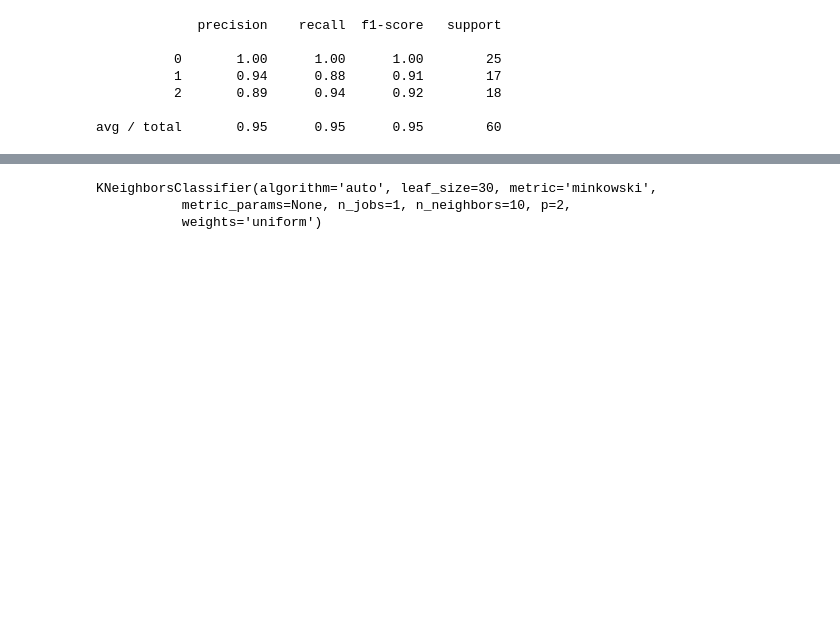
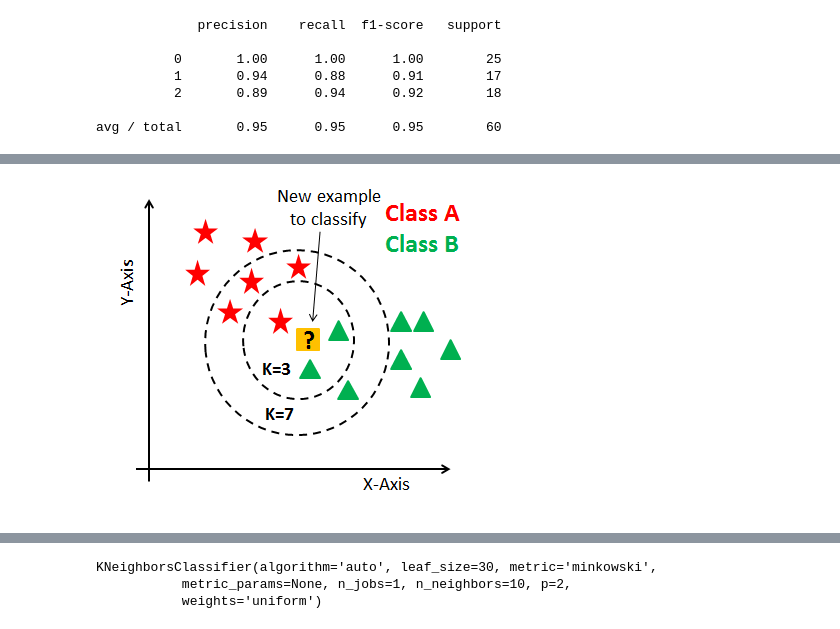
Before and after one commit to joonaspp/learning-library-python, a Jupyter notebook: learning_python_sklearn.ipynb, the cells around one changed output, grey strips where cells are left out. Drawn from its saved outputs; the diff is of its cells as text; code cells hidden in the pictures; blank space fills up the shorter version.

```diff
--- a/learning_python_sklearn.ipynb
+++ b/learning_python_sklearn.ipynb
@@ -92,0 +128,5 @@ avg / total       0.95      0.95      0.95        60
+# %%
+img = Image.open('images/knn.png')
+img
+# %% [output]
+[figure, added]
```
Also changed, not shown: parts of 16 cells of this notebook.
